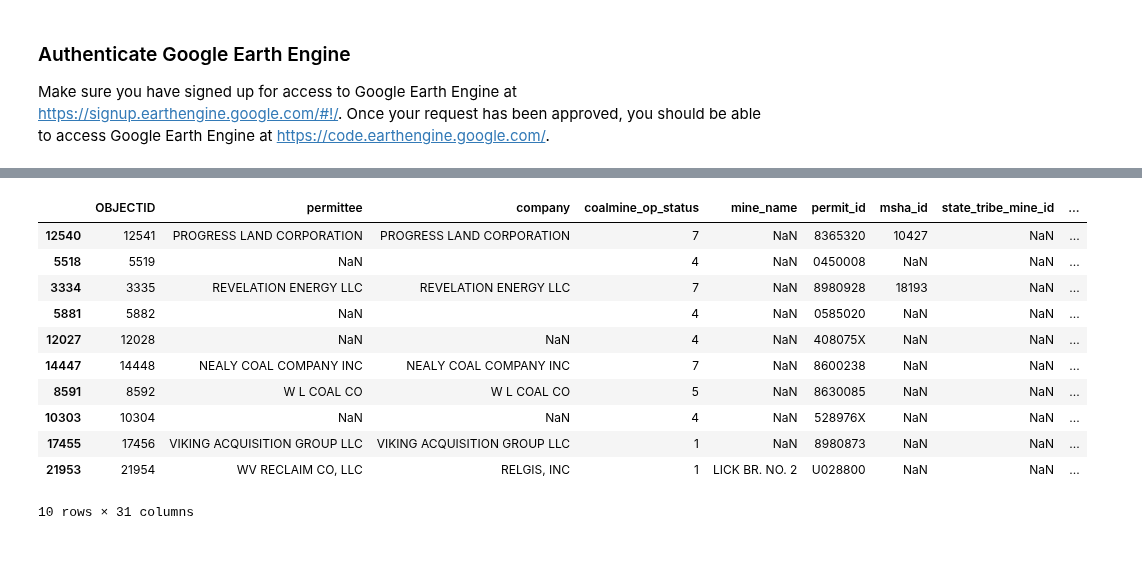
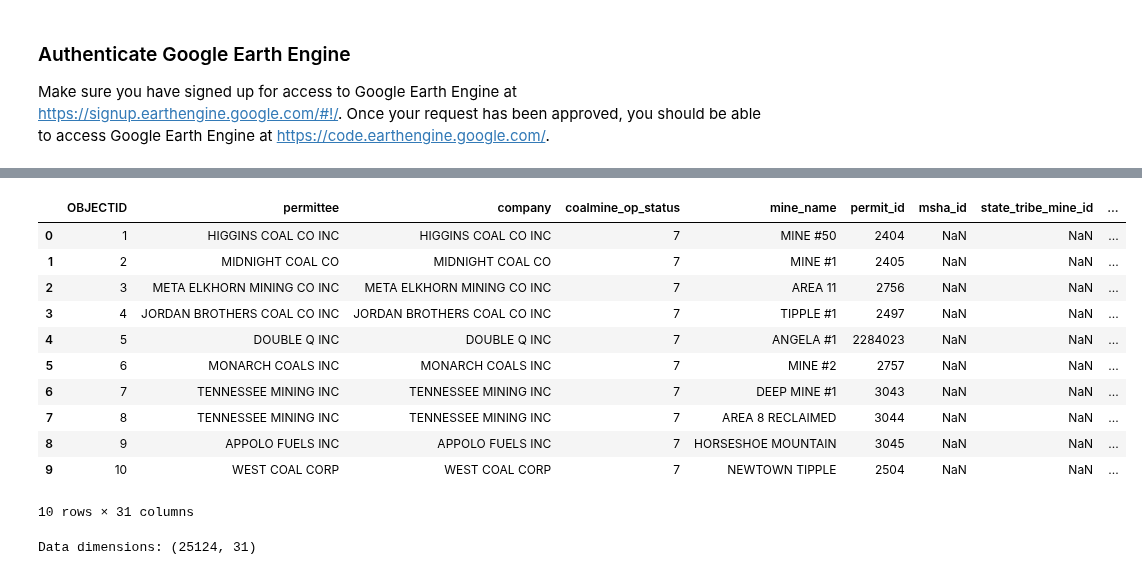
Before and after one commit to KendallScott/Capstone, a Jupyter notebook: Data_Cleanup.ipynb, the cells around one changed output, grey strips where cells are left out. Saved outputs shown, nothing was run; the diff lists cells and outputs as text; code cells hidden in the pictures.

```diff
--- a/Data_Cleanup.ipynb
+++ b/Data_Cleanup.ipynb
@@ -129,15 +133,22 @@ Data dimensions: (25124, 31)
 # %%
-mines.sample(10)
+mines.head(10)
 # %% [output]
 |  | OBJECTID | permittee | company | coalmine_op_status | mine_name | permit_id | msha_id | state_tribe_mine_id | ... |
-| 12540 | 12541 | PROGRESS LAND CORPORATION | PROGRESS LAND CORPORATION | 7 | NaN | 8365320 | 10427 | NaN | ... |
-| 5518 | 5519 | NaN |  | 4 | NaN | 0450008 | NaN | NaN | ... |
-| 3334 | 3335 | REVELATION ENERGY LLC | REVELATION ENERGY LLC | 7 | NaN | 8980928 | 18193 | NaN | ... |
-| 5881 | 5882 | NaN |  | 4 | NaN | 0585020 | NaN | NaN | ... |
-| 12027 | 12028 | NaN | NaN | 4 | NaN | 408075X | NaN | NaN | ... |
-| 14447 | 14448 | NEALY COAL COMPANY INC | NEALY COAL COMPANY INC | 7 | NaN | 8600238 | NaN | NaN | ... |
-| 8591 | 8592 | W L COAL CO | W L COAL CO | 5 | NaN | 8630085 | NaN | NaN | ... |
-| 10303 | 10304 | NaN | NaN | 4 | NaN | 528976X | NaN | NaN | ... |
-| 17455 | 17456 | VIKING ACQUISITION GROUP LLC | VIKING ACQUISITION GROUP LLC | 1 | NaN | 8980873 | NaN | NaN | ... |
-| 21953 | 21954 | WV RECLAIM CO, LLC | RELGIS, INC | 1 | LICK BR. NO. 2 | U028800 | NaN | NaN | ... |
+| 0 | 1 | HIGGINS COAL CO INC | HIGGINS COAL CO INC | 7 | MINE #50 | 2404 | NaN | NaN | ... |
+| 1 | 2 | MIDNIGHT COAL CO | MIDNIGHT COAL CO | 7 | MINE #1 | 2405 | NaN | NaN | ... |
+| 2 | 3 | META ELKHORN MINING CO INC | META ELKHORN MINING CO INC | 7 | AREA 11 | 2756 | NaN | NaN | ... |
+| 3 | 4 | JORDAN BROTHERS COAL CO INC | JORDAN BROTHERS COAL CO INC | 7 | TIPPLE #1 | 2497 | NaN | NaN | ... |
+| 4 | 5 | DOUBLE Q INC | DOUBLE Q INC | 7 | ANGELA #1 | 2284023 | NaN | NaN | ... |
+| 5 | 6 | MONARCH COALS INC | MONARCH COALS INC | 7 | MINE #2 | 2757 | NaN | NaN | ... |
+| 6 | 7 | TENNESSEE MINING INC | TENNESSEE MINING INC | 7 | DEEP MINE #1 | 3043 | NaN | NaN | ... |
+| 7 | 8 | TENNESSEE MINING INC | TENNESSEE MINING INC | 7 | AREA 8 RECLAIMED | 3044 | NaN | NaN | ... |
+| 8 | 9 | APPOLO FUELS INC | APPOLO FUELS INC | 7 | HORSESHOE MOUNTAIN | 3045 | NaN | NaN | ... |
+| 9 | 10 | WEST COAL CORP | WEST COAL CORP | 7 | NEWTOWN TIPPLE | 2504 | NaN | NaN | ... |
 10 rows × 31 columns
+# %%
+
+# Read data using GeoPandas
+print("Data dimensions: {}".format(mines.shape))
+mines = mines.head(10)
+# %% [output]
+Data dimensions: (25124, 31)
```
Also changed, not shown: parts of 18 cells of this notebook.
